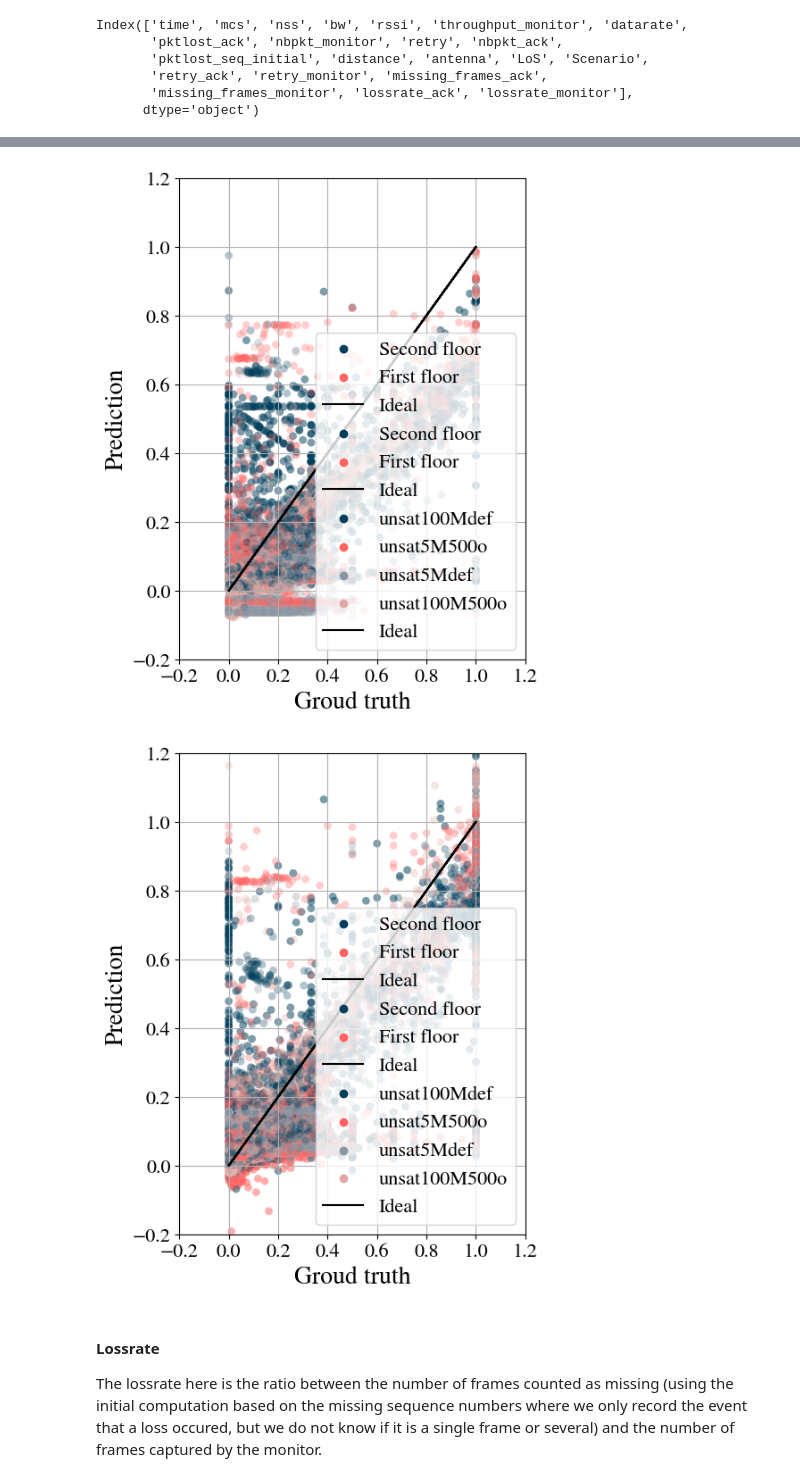
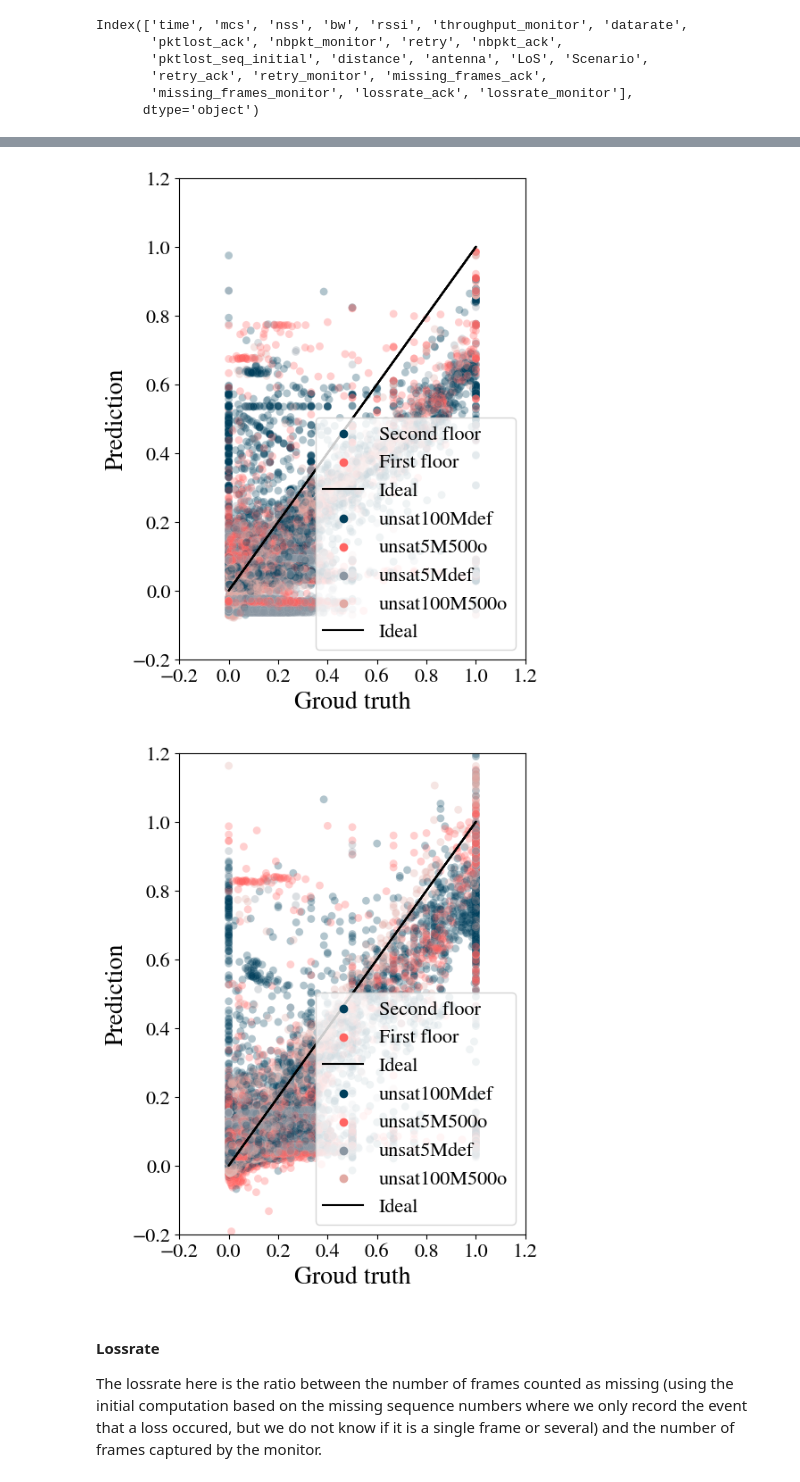
Before and after one commit to TinyTitou/wifi-ml-complete, a Jupyter notebook: complete_model.ipynb, the cells around one changed output, grey strips where cells are left out. Saved outputs shown, nothing was run; the diff lists cells and outputs as text; code cells hidden in the pictures.

```diff
--- a/complete_model.ipynb
+++ b/complete_model.ipynb
@@ -665,13 +652,13 @@ bins = np.linspace(0, len(data_cleaned_unsat) , 20)
 y_binned = np.digitize(y_unsat, bins)
 
 #Modele all
-for train_index, test_index in split.split(data_cleaned_unsat, y_binned):
-    hue_markers = data_cleaned['Scenario'].loc[test_index]
-    X_train = X_all.loc[train_index]
-    X_test = X_all.loc[test_index]
-    y_train = y_all.loc[train_index]
-    y_test = y_all.loc[test_index]
-linear_model_all, poly_model_all, sorted_coef_linear, sorted_coef_poly, y_test_all, y_predict_poly_all =  plot_model(X_train, y_train, X_test, y_test, Ridge, [1])
+#for train_index, test_index in split.split(data_cleaned_unsat, y_binned):
+#    hue_markers = data_cleaned['Scenario'].loc[test_index]
+#    X_train = X_all.loc[train_index]
+#    X_test = X_all.loc[test_index]
+#    y_train = y_all.loc[train_index]
+#    y_test = y_all.loc[test_index]
+#linear_model_all, poly_model_all, sorted_coef_linear, sorted_coef_poly, y_test_all, y_predict_poly_all =  plot_model(X_train, y_train, X_test, y_test, Ridge, [1])
 
 #Modele sat
 for train_index, test_index in split.split(data_cleaned_unsat, y_binned):
@@ -741,13 +725,13 @@ y_binned = np.digitize(y_unsat, bins)
 
 
 #Model all
-for train_index, test_index in split.split(data_cleaned_unsat, y_binned):
-    hue_markers = data_cleaned['Scenario'].loc[test_index]
-    X_train = X_all.loc[train_index]
-    X_test = X_all.loc[test_index]
-    y_train = y_all.loc[train_index]
-    y_test = y_all.loc[test_index]
-linear_model_all, poly_model_all, sorted_coef_linear, sorted_coef_poly, y_test_all, y_predict_poly_all =  plot_model(X_train, y_train, X_test, y_test, Ridge, [1])
+#for train_index, test_index in split.split(data_cleaned_unsat, y_binned):
+#    hue_markers = data_cleaned['Scenario'].loc[test_index]
+#    X_train = X_all.loc[train_index]
+#    X_test = X_all.loc[test_index]
+#    y_train = y_all.loc[train_index]
+#    y_test = y_all.loc[test_index]
+#linear_model_all, poly_model_all, sorted_coef_linear, sorted_coef_poly, y_test_all, y_predict_poly_all =  plot_model(X_train, y_train, X_test, y_test, Ridge, [1])
 
 #Model sat
 for train_index, test_index in split.split(data_cleaned_unsat, y_binned):
@@ -773,11 +754,11 @@ Linear and poly RMSE:  0.09241894863704962 0.07555701734623911
 Linear and poly R2 scores:  0.4074148851898014 0.6039242054861211
 Linear and poly mean absolute error:  0.04442383555669124 0.03681669724600189
 Linear and poly RMSE:  0.09241894863704962 0.07555701734623911
 Linear and poly R2 scores:  0.5847001400837759 0.7179639047900541
 Linear and poly mean absolute error:  0.06482640695185757 0.04739306306129852
 Linear and poly RMSE:  0.09716820921509091 0.08007476138432888
-[figure, old version]
+[figure, new version]
-[figure, old version]
+[figure, new version]
 # %% [markdown]
 **<h4>Lossrate</h4>**
 The lossrate here is the ratio between the number of frames counted as missing (using the initial computation based on the missing sequence numbers where we only record the event that a loss occured, but we do not know if it is a single frame or several) and the number of frames captured by the monitor.
```
Also changed, not shown: parts of 14 cells of this notebook.
